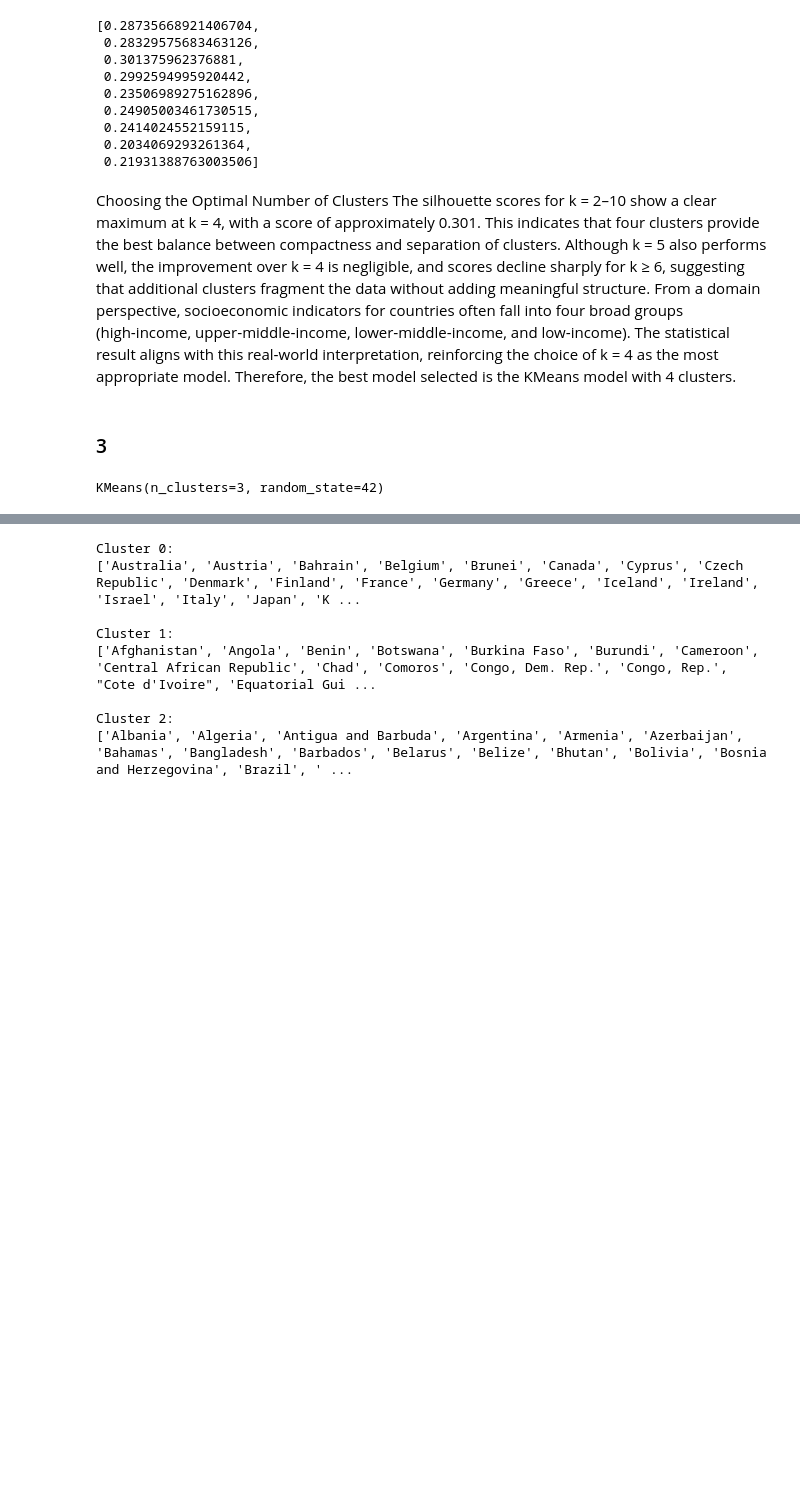
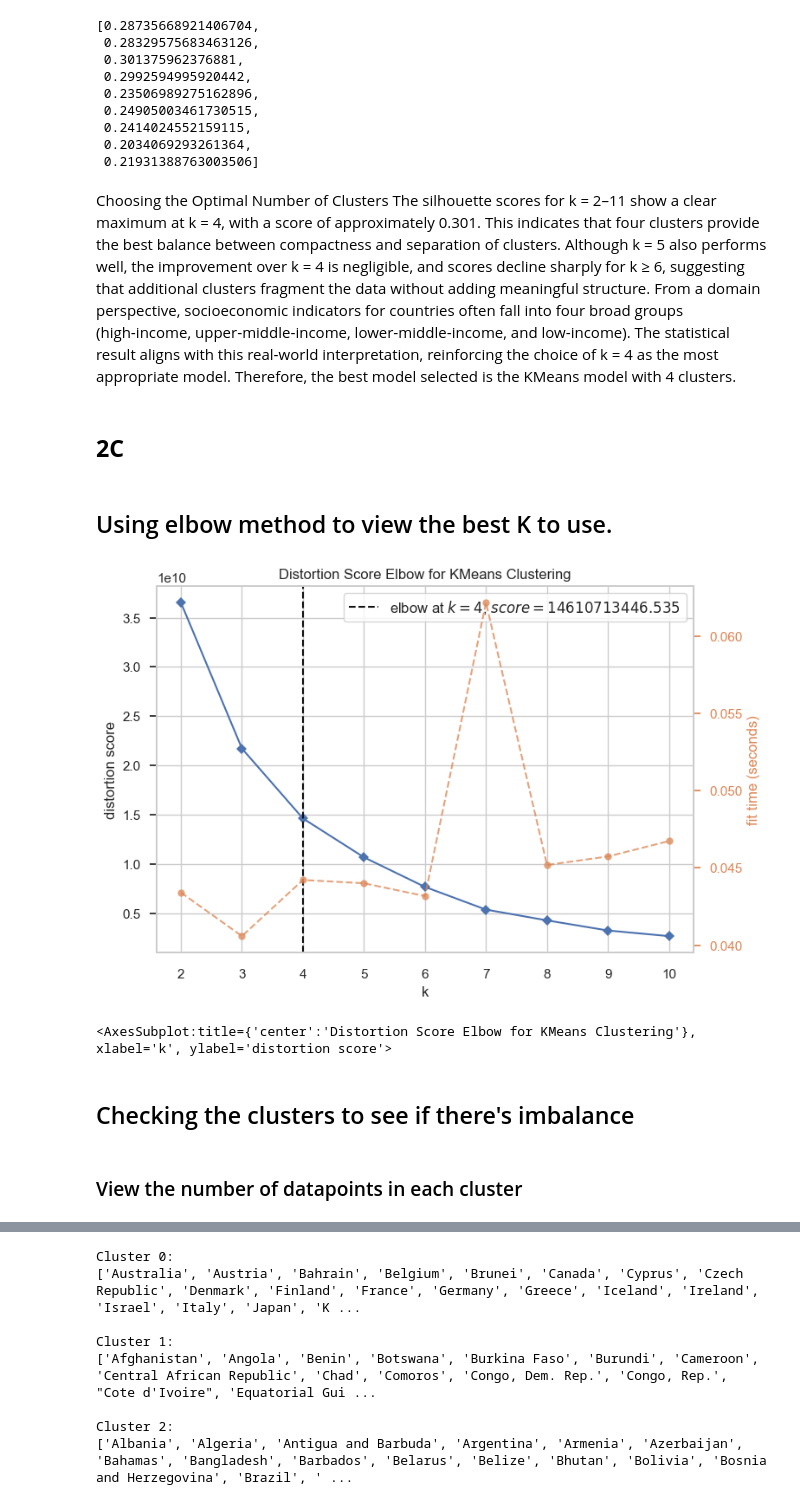
Before and after one commit to Oluwafemi0612/Unsupervised_Machine_Learning_Assignment, a Jupyter notebook: Assignment_1_UML.ipynb, the cells around one changed output, grey strips where cells are left out. Drawn from its saved outputs; the diff is of its cells as text; code cells hidden in the pictures; blank space fills up the shorter version.

```diff
--- a/Assignment_1_UML.ipynb
+++ b/Assignment_1_UML.ipynb
@@ -284,9 +312,26 @@ sil_scores
  0.21931388763003506]
 # %% [markdown]
 Choosing the Optimal Number of Clusters
-The silhouette scores for k = 2–10 show a clear maximum at k = 4, with a score of approximately 0.301. This indicates that four clusters provide the best balance between compactness and separation of clusters.
+The silhouette scores for k = 2–11 show a clear maximum at k = 4, with a score of approximately 0.301. This indicates that four clusters provide the best balance between compactness and separation of clusters.
 Although k = 5 also performs well, the improvement over k = 4 is negligible, and scores decline sharply for k ≥ 6, suggesting that additional clusters fragment the data without adding meaningful structure.
 From a domain perspective, socioeconomic indicators for countries often fall into four broad groups (high‑income, upper‑middle‑income, lower‑middle‑income, and low‑income). The statistical result aligns with this real‑world interpretation, reinforcing the choice of k = 4 as the most appropriate model.
 Therefore, the best model selected is the KMeans model with 4 clusters.
-# %% [markdown]
-### 3
+# %% [markdown]
+## **2C**
+# %% [markdown]
+## Using elbow method to view the best K to use.
+# %%
+# Importing libraries for elbow method
+from yellowbrick.cluster import KElbowVisualizer
+# Clustering model by elbow method and drawing graph
+km = KMeans(random_state=22)
+visualizer = KElbowVisualizer(km, k=(2,11))
+# Fitting the data into visualizer model
+visualizer.fit(updated_df)
+#Plotting the graph
+visualizer. show()
+# %% [output]
+[figure, added]
+<AxesSubplot:title={'center':'Distortion Score Elbow for KMeans Clustering'}, xlabel='k', ylabel='distortion score'>
+# %% [markdown]
+## Checking the clusters to see if there's imbalance
@@ -293,5 +342,4 @@ Therefore, the best model selected is the KMeans model with 4 clusters.
 # %%
-best_kmeans = KMeans(n_clusters=3, random_state=42, n_init=10)
-best_kmeans.fit(df_scaled)
+#if clusters are 5
+k5 = KMeans(n_clusters=5, random_state=42, n_init=10)
+label5 = k5.fit_predict(df_scaled)
-# %% [output]
-KMeans(n_clusters=3, random_state=42)
@@ -297,0 +350,2 @@ KMeans(n_clusters=3, random_state=42)
+# %% [markdown]
+### View the number of datapoints in each cluster
```
Also changed, not shown: parts of 69 cells of this notebook.
